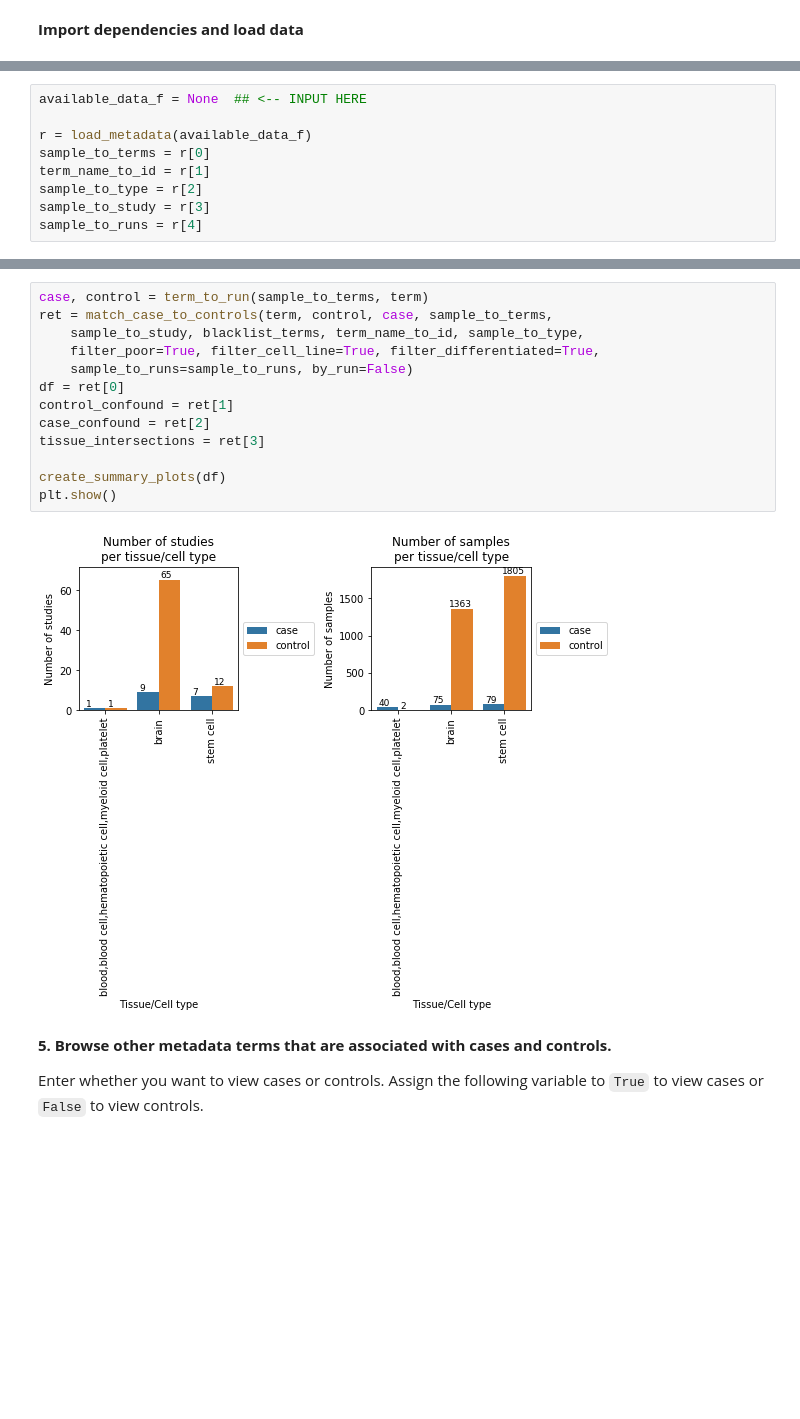
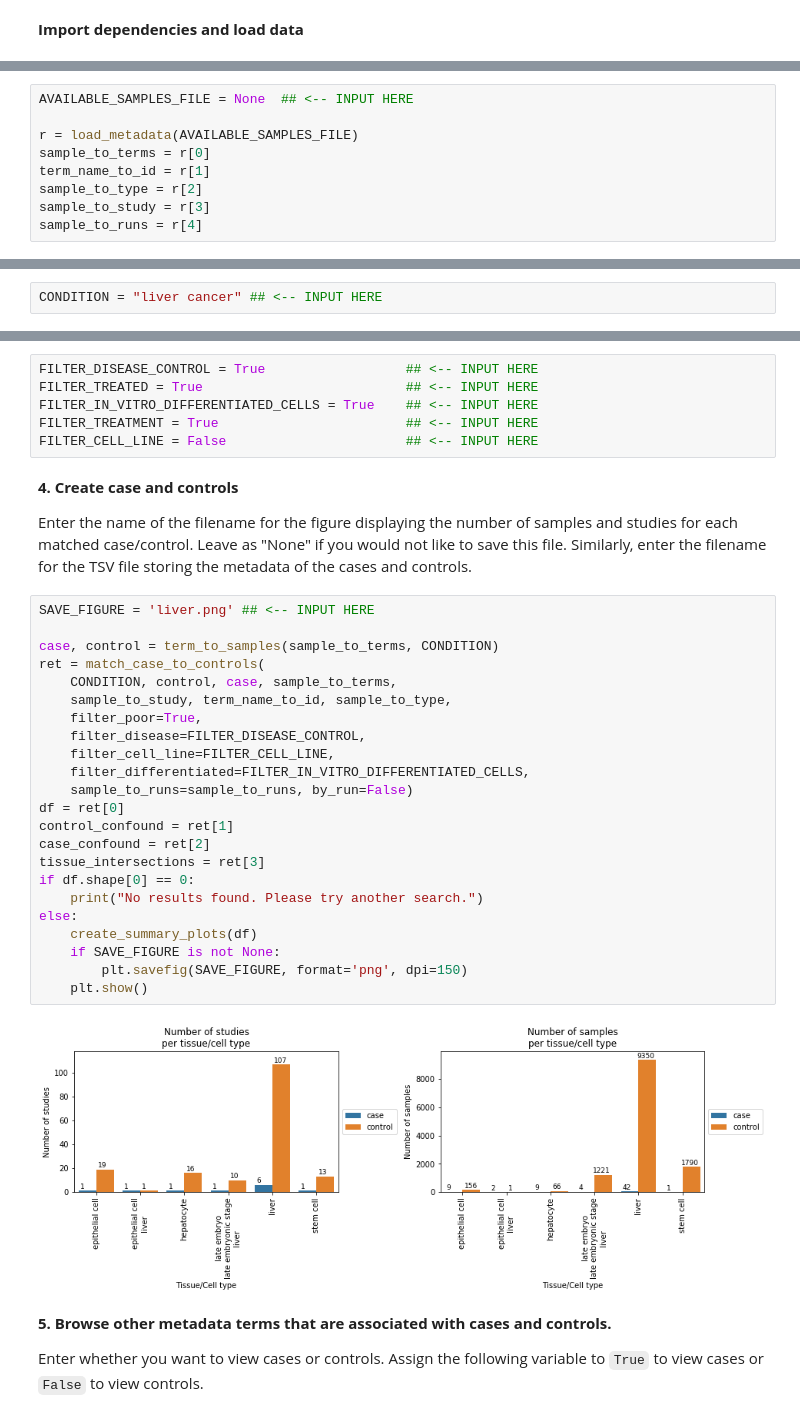
Before and after one commit to mbernste/hypothesis-driven-SRA-queries, a Jupyter notebook: case_control_search.ipynb, the cells around one changed output, grey strips where cells are left out. Saved outputs shown, nothing was run; the diff lists cells and outputs as text; blank space fills up the shorter version.

```diff
--- a/case_control_search.ipynb
+++ b/case_control_search.ipynb
@@ -57,7 +17,7 @@ These may be SRA samples that you have preprocessed and/or have access to expres
 # %%
-available_data_f = None  ## <-- INPUT HERE
+AVAILABLE_SAMPLES_FILE = None  ## <-- INPUT HERE
 
-r = load_metadata(available_data_f)
+r = load_metadata(AVAILABLE_SAMPLES_FILE)
 sample_to_terms = r[0]
 term_name_to_id = r[1]
 sample_to_type = r[2]
@@ -80,0 +28,2 @@ __4. Create case and controls__
+# %%
+CONDITION = "liver cancer" ## <-- INPUT HERE
@@ -81,18 +34,38 @@ __4. Create case and controls__
+# %%
+FILTER_DISEASE_CONTROL = True                  ## <-- INPUT HERE
+FILTER_TREATED = True                          ## <-- INPUT HERE
+FILTER_IN_VITRO_DIFFERENTIATED_CELLS = True    ## <-- INPUT HERE
+FILTER_TREATMENT = True                        ## <-- INPUT HERE
+FILTER_CELL_LINE = False                       ## <-- INPUT HERE
+# %% [markdown]
+__4. Create case and controls__
+
+Enter the name of the filename for the figure displaying the number of samples and studies for each matched case/control. Leave as "None" if you would not like to save this file.  Similarly, enter the filename for the TSV file storing the metadata of the cases and controls.
 # %%
-case, control = term_to_run(sample_to_terms, term)
-ret = match_case_to_controls(term, control, case, sample_to_terms,
-    sample_to_study, blacklist_terms, term_name_to_id, sample_to_type,
-    filter_poor=True, filter_cell_line=True, filter_differentiated=True,
+SAVE_FIGURE = 'liver.png' ## <-- INPUT HERE
+
+case, control = term_to_samples(sample_to_terms, CONDITION)
+ret = match_case_to_controls(
+    CONDITION, control, case, sample_to_terms,
+    sample_to_study, term_name_to_id, sample_to_type,
+    filter_poor=True,
+    filter_disease=FILTER_DISEASE_CONTROL,
+    filter_cell_line=FILTER_CELL_LINE,
+    filter_differentiated=FILTER_IN_VITRO_DIFFERENTIATED_CELLS,
     sample_to_runs=sample_to_runs, by_run=False)
 df = ret[0]
 control_confound = ret[1]
 case_confound = ret[2]
 tissue_intersections = ret[3]
-
-create_summary_plots(df)
-plt.show()
+if df.shape[0] == 0:
+    print("No results found. Please try another search.")
+else:
+    create_summary_plots(df)
+    if SAVE_FIGURE is not None:
+        plt.savefig(SAVE_FIGURE, format='png', dpi=150)
+    plt.show()
 # %% [output]
-[figure, old version]
+[figure, new version]
 # %% [markdown]
 __5. Browse other metadata terms that are associated with cases and controls.__
 
```
Also changed, not shown: parts of 27 cells of this notebook, 1 other file.
